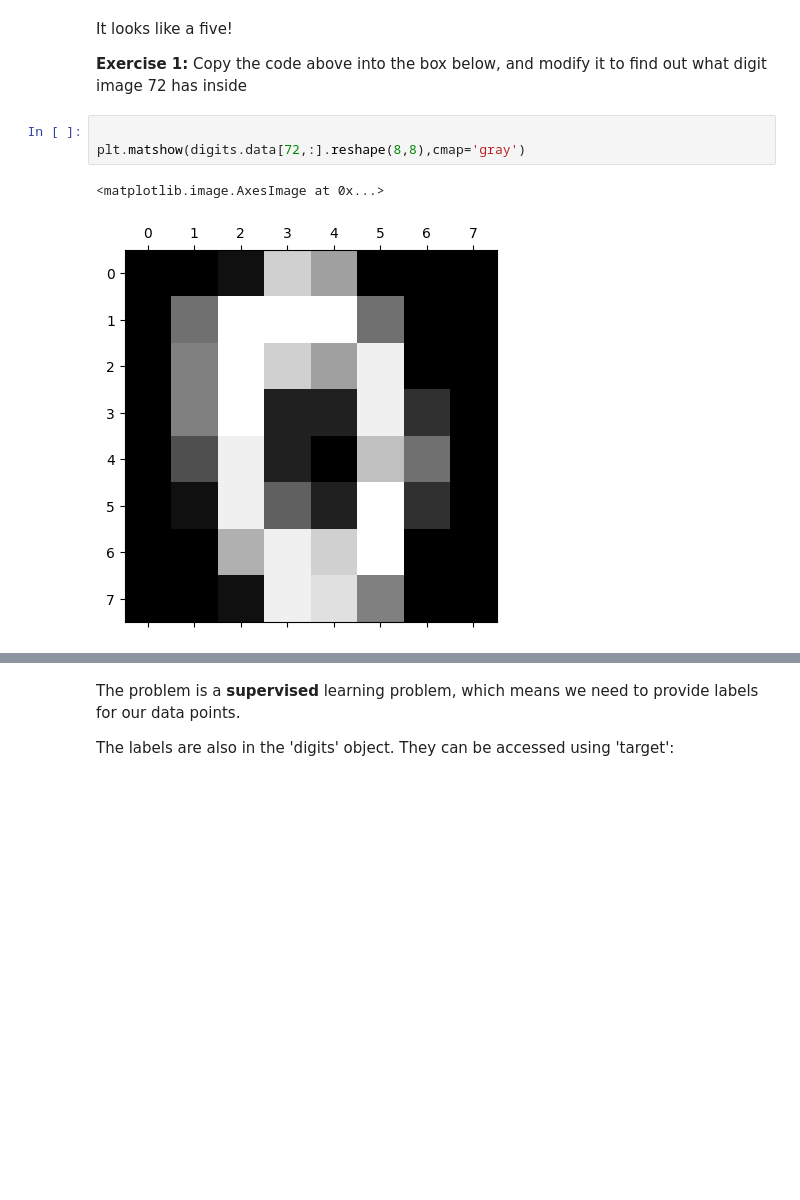
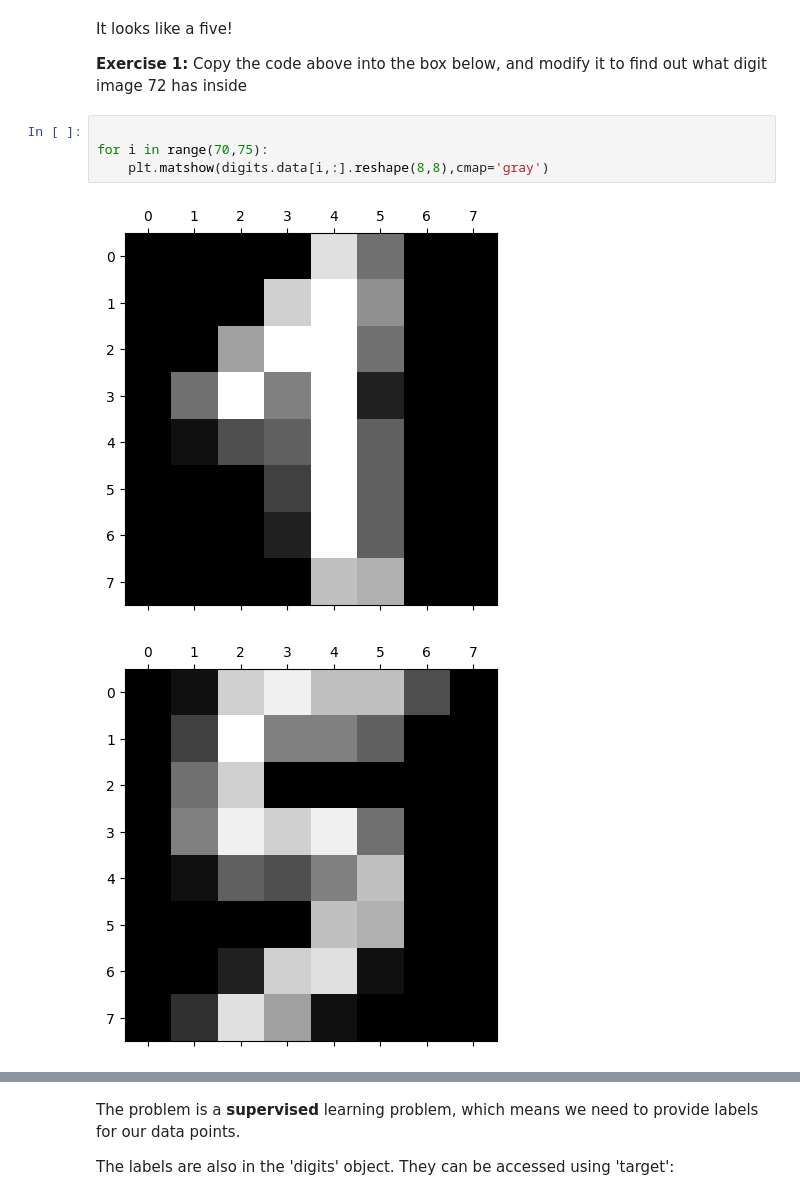
Before and after one commit to jsanz/ml4eo-bootcamp-2021, a Jupyter notebook: Lecture 4/Classification_MLEO_training.ipynb, the cells around one changed output, grey strips where cells are left out. Cells and saved outputs as stored; diff of their text form; blank space fills up the shorter version.

```diff
--- a/Lecture 4/Classification_MLEO_training.ipynb
+++ b/Lecture 4/Classification_MLEO_training.ipynb
@@ -69,7 +69,8 @@ It looks like a five!
 **Exercise 1:** Copy the code above into the box below, and modify it to find out what digit image 72 has inside
 # %%
 
-plt.matshow(digits.data[72,:].reshape(8,8),cmap='gray')
+for i in range(70,75):
+    plt.matshow(digits.data[i,:].reshape(8,8),cmap='gray')
 # %% [output]
-<matplotlib.image.AxesImage at 0x...>
-[figure, old version]
+[figure, new version]
+[figure, added]
```
Also changed, not shown: parts of 4 cells of this notebook.
